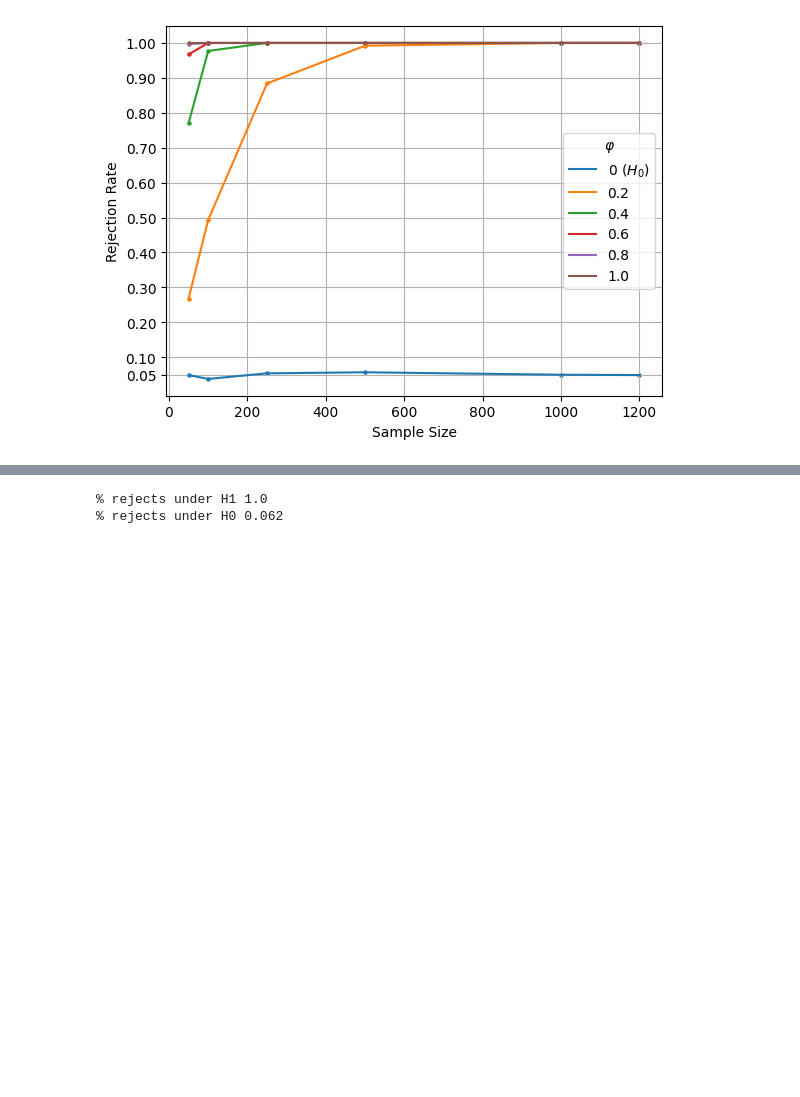
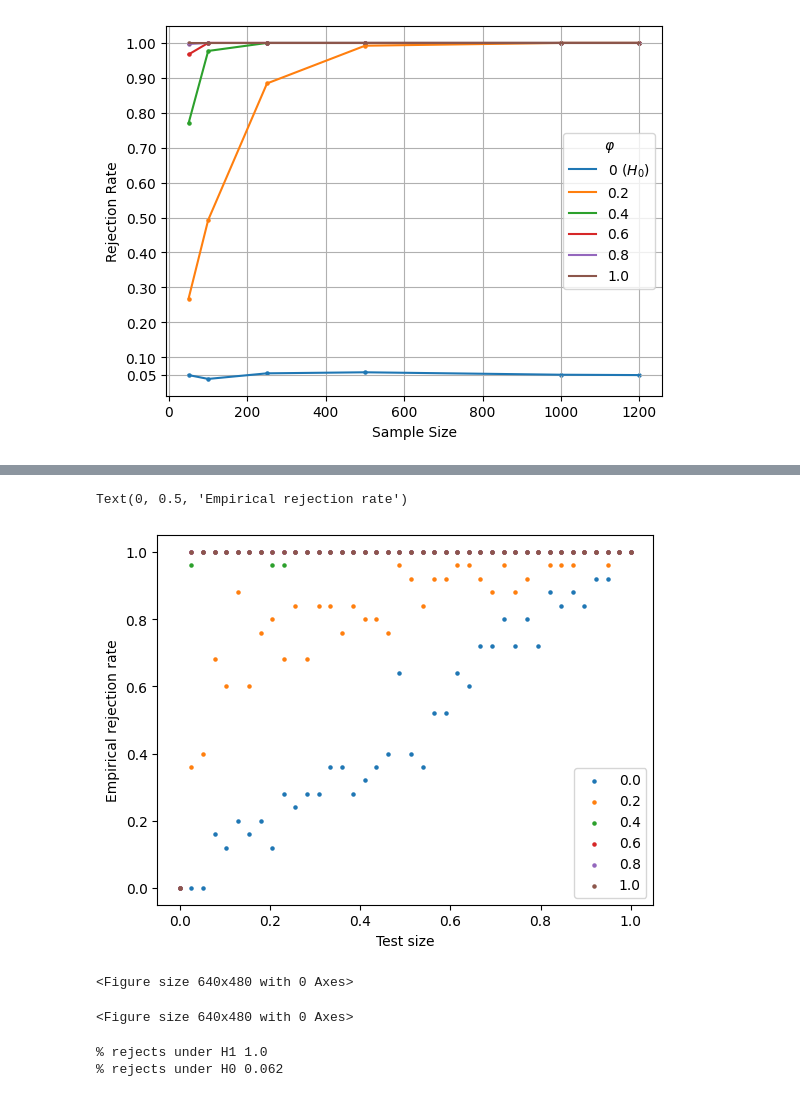
Before and after one commit to matthieubulte/GAR, a Jupyter notebook: ar(1)_dists.ipynb, the cells around one changed output, grey strips where cells are left out. Saved outputs shown, nothing was run; the diff lists cells and outputs as text; code cells hidden in the pictures; blank space fills up the shorter version.

```diff
--- a/ar(1)_dists.ipynb
+++ b/ar(1)_dists.ipynb
@@ -160,0 +183,16 @@ plt.savefig('./err_phi_R_mult_noise.pdf')
+# %%
+target_T = 100
+true_size = np.linspace(0, 1, 40)
+
+for phi in np.sort(df['phi'].unique()):
+    sub_df = df[(df['T'] == target_T) & (df['phi'] == phi)].copy()
+    _M = sub_df.shape[0]
+
+    rejection_rate = (np.repeat((np.abs(sub_df['Dt'] - sub_df['boot_mean_Dt']) / sub_df['boot_sig_Dt']).values,true_size.shape[0]).reshape((true_size.shape[0], _M)) > np.repeat(norm.ppf(1 - true_size/2), _M).reshape((true_size.shape[0], _M))).mean(axis=1)
+    plt.scatter(true_size, rejection_rate, label=f'{phi:.1f}', s=5)
+plt.legend()
+plt.xlabel('Test size')
+plt.ylabel('Empirical rejection rate')
+# %% [output]
+Text(0, 0.5, 'Empirical rejection rate')
+[figure, added]
@@ -161,3 +215,8 @@ plt.savefig('./err_phi_R_mult_noise.pdf')
+# %%
+plt.figure()
+# %% [output]
+<Figure size 640x480 with 0 Axes>
+<Figure size 640x480 with 0 Axes>
 # %%
 res = np.zeros((1000, 4))
 
```
Also changed, not shown: parts of 12 cells of this notebook, 2 other files.
